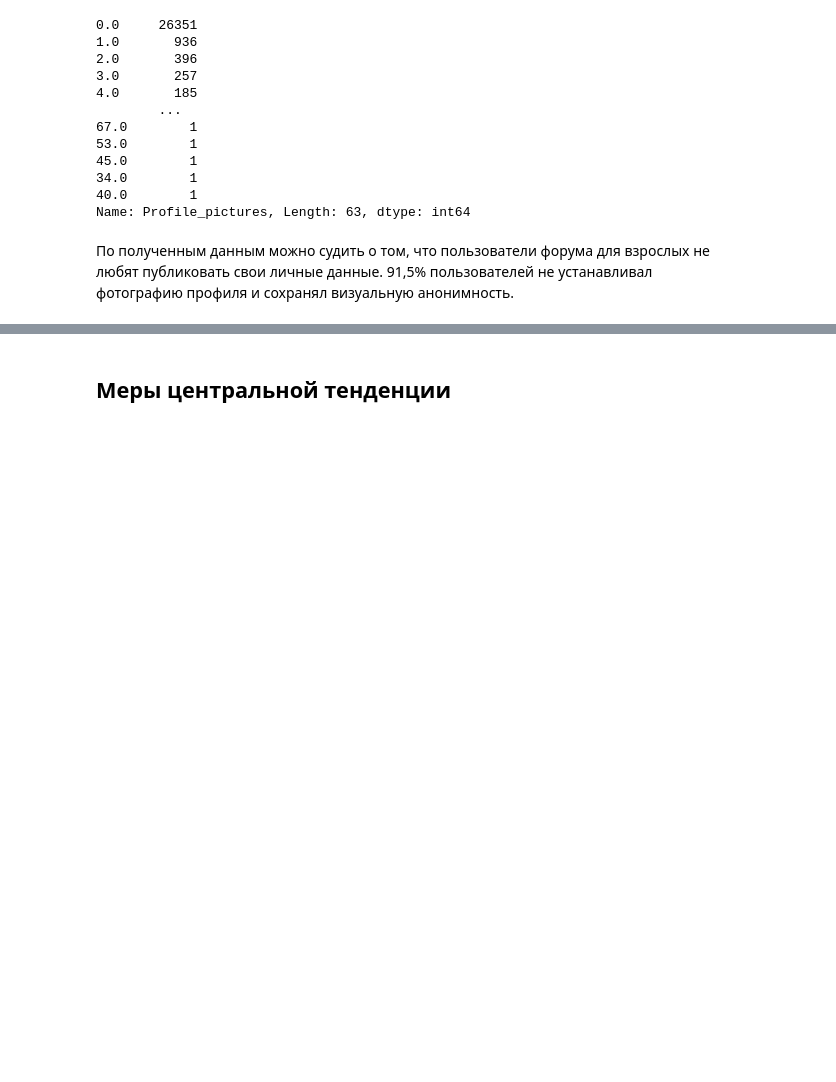
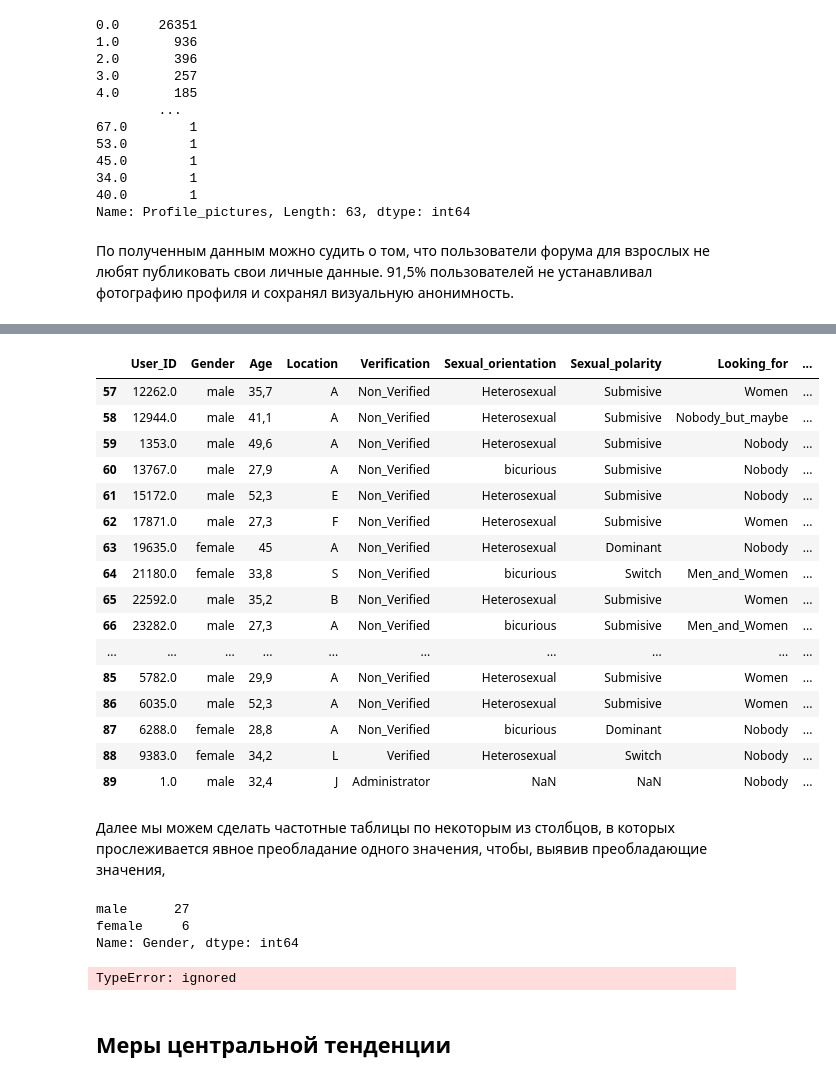
Before and after one commit to alexsasik/for-dz, a Jupyter notebook: online_sex_work.ipynb, the cells around one changed output, grey strips where cells are left out. Cells and saved outputs as stored; diff of their text form; code cells hidden in the pictures; blank space fills up the shorter version.

```diff
--- a/online_sex_work.ipynb
+++ b/online_sex_work.ipynb
@@ -256,0 +247,29 @@ Name: Profile_pictures, Length: 63, dtype: int64
+# %%
+high_risk = cdata['Risk'].isin(['High_risk'])
+cdata[high_risk]
+# %% [output]
+|  | User_ID | Gender | Age | Location | Verification | Sexual_orientation | Sexual_polarity | Looking_for | ... |
+| 57 | 12262.0 | male | 35,7 | A | Non_Verified | Heterosexual | Submisive | Women | ... |
+| 58 | 12944.0 | male | 41,1 | A | Non_Verified | Heterosexual | Submisive | Nobody_but_maybe | ... |
+| 59 | 1353.0 | male | 49,6 | A | Non_Verified | Heterosexual | Submisive | Nobody | ... |
+| 60 | 13767.0 | male | 27,9 | A | Non_Verified | bicurious | Submisive | Nobody | ... |
+| 61 | 15172.0 | male | 52,3 | E | Non_Verified | Heterosexual | Submisive | Nobody | ... |
+| 62 | 17871.0 | male | 27,3 | F | Non_Verified | Heterosexual | Submisive | Women | ... |
+| 63 | 19635.0 | female | 45 | A | Non_Verified | Heterosexual | Dominant | Nobody | ... |
+| 64 | 21180.0 | female | 33,8 | S | Non_Verified | bicurious | Switch | Men_and_Women | ... |
+| 65 | 22592.0 | male | 35,2 | B | Non_Verified | Heterosexual | Submisive | Women | ... |
+| 66 | 23282.0 | male | 27,3 | A | Non_Verified | bicurious | Submisive | Men_and_Women | ... |
+| ... | ... | ... | ... | ... | ... | ... | ... | ... | ... |
+| 85 | 5782.0 | male | 29,9 | A | Non_Verified | Heterosexual | Submisive | Women | ... |
+| 86 | 6035.0 | male | 52,3 | A | Non_Verified | Heterosexual | Submisive | Women | ... |
+| 87 | 6288.0 | female | 28,8 | A | Non_Verified | bicurious | Dominant | Nobody | ... |
+| 88 | 9383.0 | female | 34,2 | L | Verified | Heterosexual | Switch | Nobody | ... |
+| 89 | 1.0 | male | 32,4 | J | Administrator | NaN | NaN | Nobody | ... |
+# %% [markdown]
+Далее мы можем сделать частотные таблицы по некоторым из столбцов, в которых прослеживается явное преобладание одного значения, чтобы, выявив преобладающие значения,
+# %%
+cdata[high_risk]['Gender'].value_counts(dropna=False)
+# %% [output]
+male      27
+female     6
+Name: Gender, dtype: int64
@@ -257,3 +288,7 @@ Name: Profile_pictures, Length: 63, dtype: int64
+# %%
+cdata['Chatting_Time'] = cdata['Time_spent_chating_H:M'].apply(lambda cdata: chatting_time(cdata['Time_spent_chating_H:M'], axis = 1))
+# %% [output]
+TypeError: ignored
 # %% [markdown]
 ## **Меры центральной тенденции**
 # %% [markdown]
```
Also changed, not shown: parts of 5 cells of this notebook.
